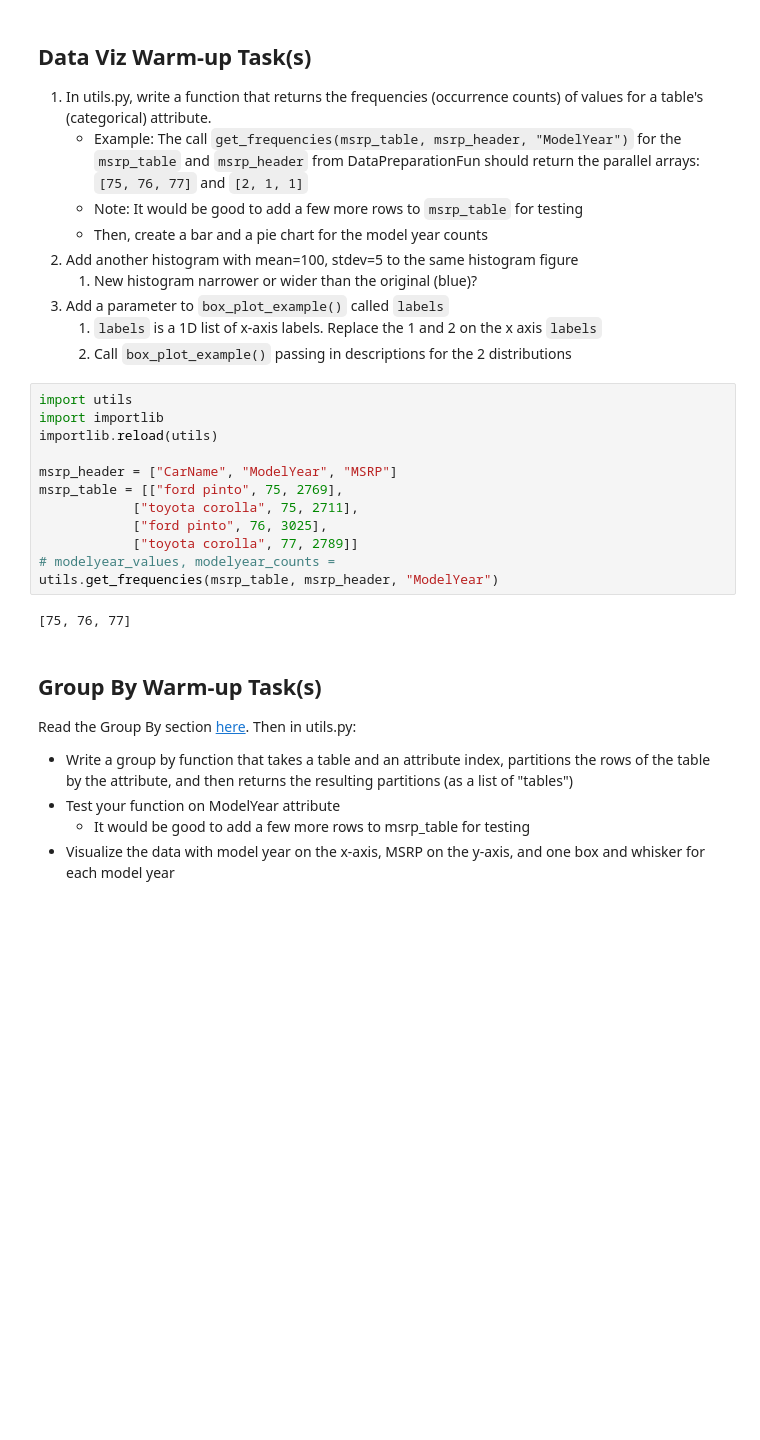
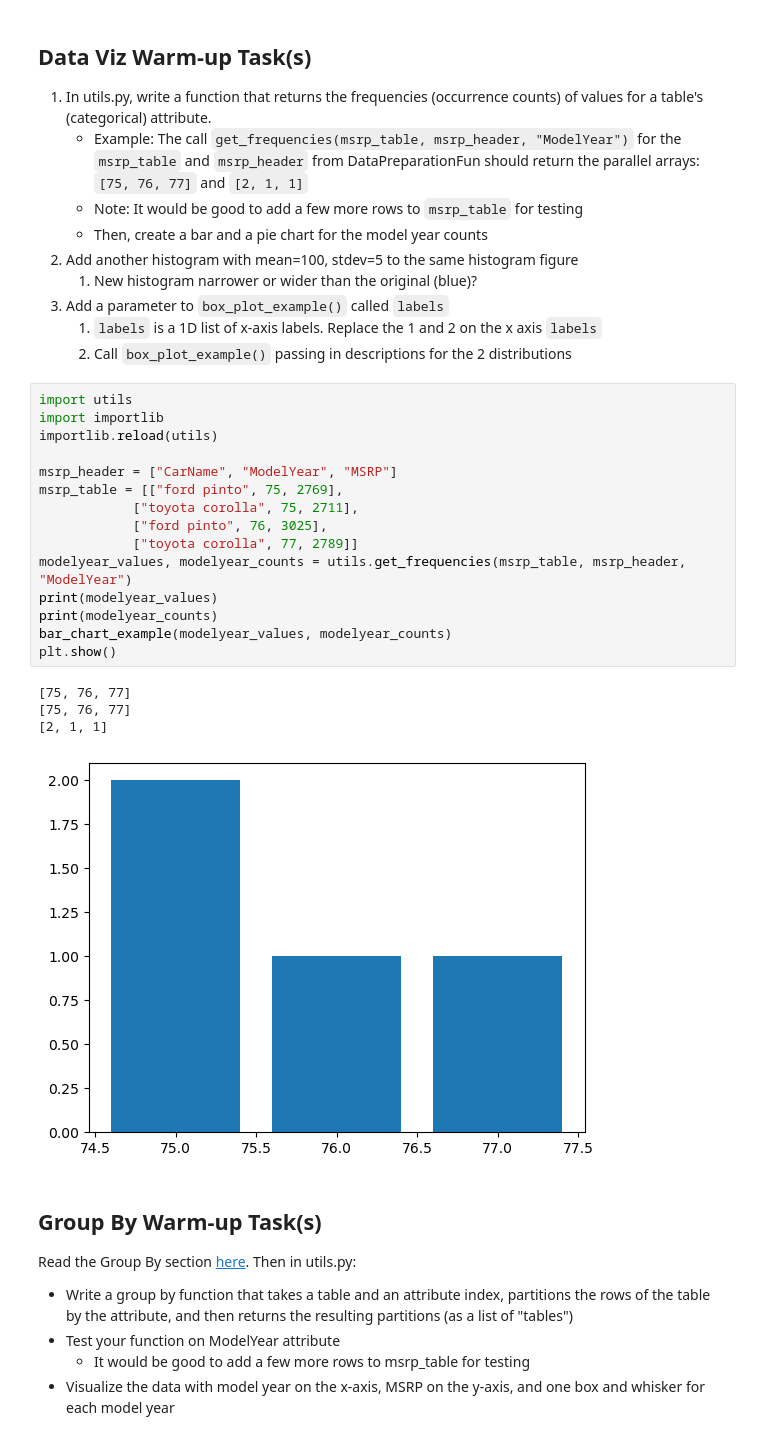
Before and after one commit to GonzagaCPSC322/U3-Data-Analysis, a Jupyter notebook: JupyterNotebookFun/MatplotlibExamples.ipynb, the cells around one changed output. Saved outputs shown, nothing was run; the diff lists cells and outputs as text; blank space fills up the shorter version.

```diff
--- a/JupyterNotebookFun/MatplotlibExamples.ipynb
+++ b/JupyterNotebookFun/MatplotlibExamples.ipynb
@@ -154,17 +156,23 @@ box_plot_example([normal_data, normal_data2])
 # %%
 import utils
 import importlib
 importlib.reload(utils)
 
 msrp_header = ["CarName", "ModelYear", "MSRP"]
 msrp_table = [["ford pinto", 75, 2769],
             ["toyota corolla", 75, 2711],
             ["ford pinto", 76, 3025],
             ["toyota corolla", 77, 2789]]
-# modelyear_values, modelyear_counts =
-utils.get_frequencies(msrp_table, msrp_header, "ModelYear")
+modelyear_values, modelyear_counts = utils.get_frequencies(msrp_table, msrp_header, "ModelYear")
+print(modelyear_values)
+print(modelyear_counts)
+bar_chart_example(modelyear_values, modelyear_counts)
+plt.show()
 # %% [output]
 [75, 76, 77]
+[75, 76, 77]
+[2, 1, 1]
+[figure, added]
 # %% [markdown]
 ## Group By Warm-up Task(s)
 Read the Group By section [here](https://github.com/GonzagaCPSC322/U3-Data-Analysis/blob/master/E%20Data%20Visualization.ipynb). Then in utils.py:
```
Also changed, not shown: parts of 3 cells of this notebook.
